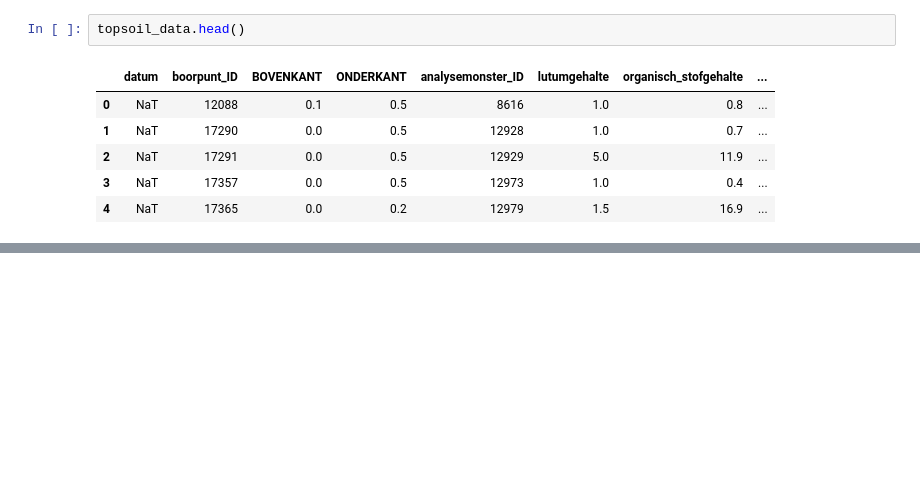
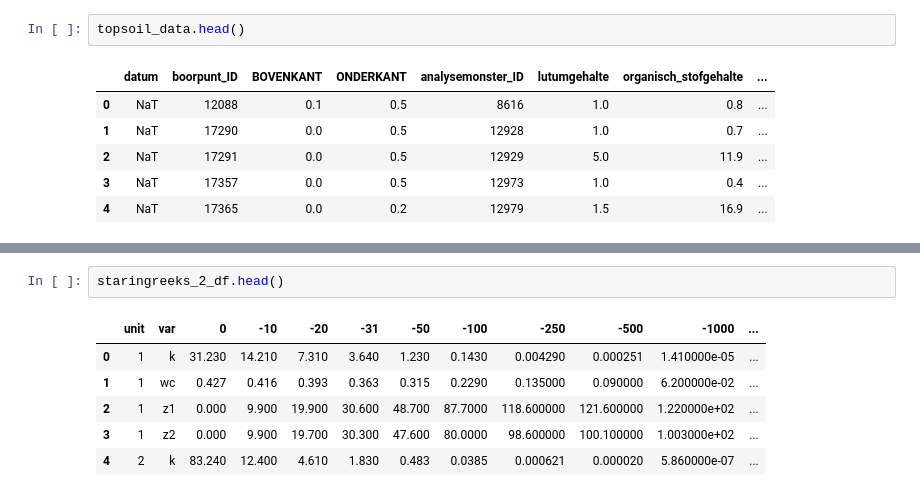
Before and after one commit to JulianWDev/strategicbgi, a Jupyter notebook: staringreeks.ipynb, the cells around one changed output, grey strips where cells are left out. Cells and saved outputs as stored; diff of their text form; blank space fills up the shorter version.

```diff
--- a/staringreeks.ipynb
+++ b/staringreeks.ipynb
@@ -62,0 +122,9 @@ topsoil_data.merge(
+# %%
+staringreeks_2_df.head()
+# %% [output]
+|  | unit | var | 0 | -10 | -20 | -31 | -50 | -100 | -250 | -500 | -1000 | ... |
+| 0 | 1 | k | 31.230 | 14.210 | 7.310 | 3.640 | 1.230 | 0.1430 | 0.004290 | 0.000251 | 1.410000e-05 | ... |
+| 1 | 1 | wc | 0.427 | 0.416 | 0.393 | 0.363 | 0.315 | 0.2290 | 0.135000 | 0.090000 | 6.200000e-02 | ... |
+| 2 | 1 | z1 | 0.000 | 9.900 | 19.900 | 30.600 | 48.700 | 87.7000 | 118.600000 | 121.600000 | 1.220000e+02 | ... |
+| 3 | 1 | z2 | 0.000 | 9.900 | 19.700 | 30.300 | 47.600 | 80.0000 | 98.600000 | 100.100000 | 1.003000e+02 | ... |
+| 4 | 2 | k | 83.240 | 12.400 | 4.610 | 1.830 | 0.483 | 0.0385 | 0.000621 | 0.000020 | 5.860000e-07 | ... |
```
Also changed, not shown: parts of 9 cells of this notebook, 1 other file.
